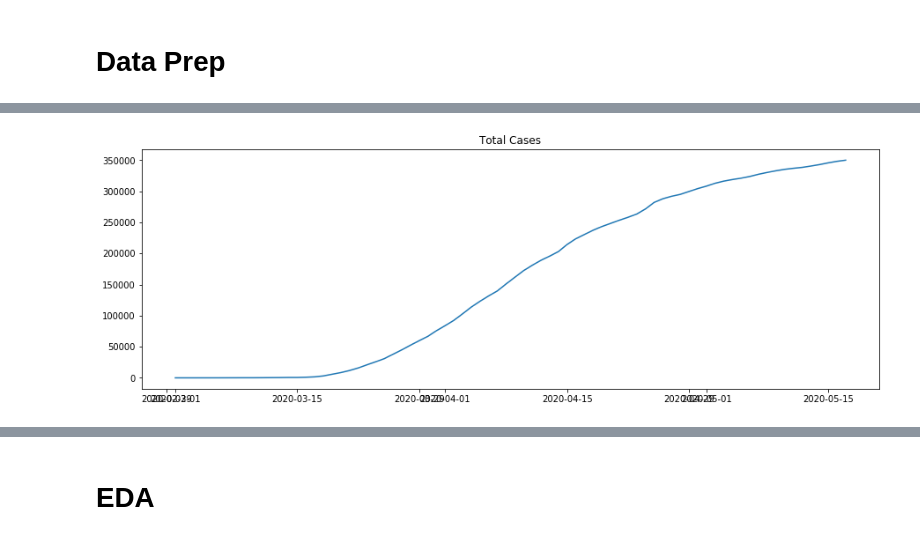
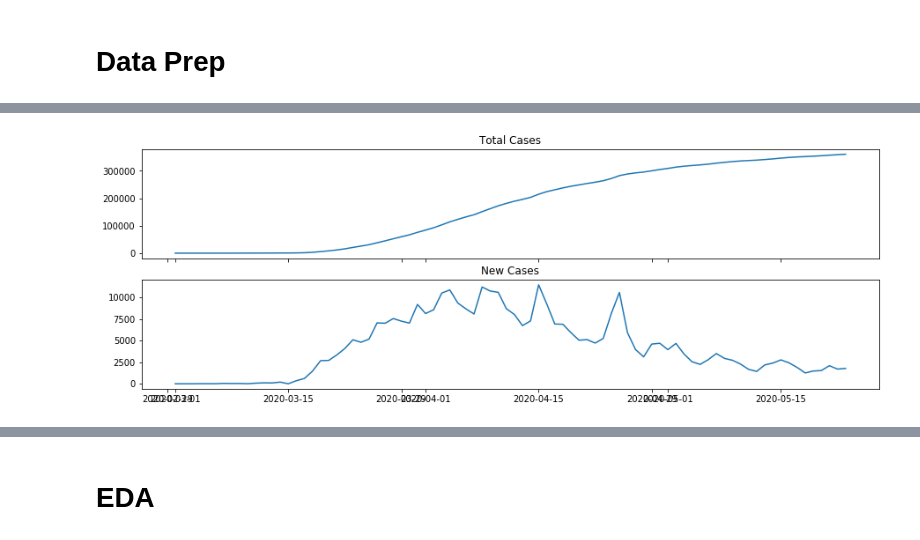
Before and after one commit to heyuping0331/forecasting_covid19_new_cases, a Jupyter notebook: covid19_forecast.ipynb, the cells around one changed output, grey strips where cells are left out. Saved outputs shown, nothing was run; the diff lists cells and outputs as text; code cells hidden in the pictures.

```diff
--- a/covid19_forecast.ipynb
+++ b/covid19_forecast.ipynb
@@ -13,10 +13,13 @@ from covid19prophet import fit_model, cross_validate, tune_hyperparameters, make
 # %%
 # load data
 # os.chdir('/Users/yupinghe/Documents/Futuristic/covid19prophet')
+# df = pd.read_csv('covid19prophet/time_series_covid19_confirmed_US.csv')
 
+# John Hopkins data upate
 # county-level confirmed cases
-df = pd.read_csv('covid19prophet/time_series_covid19_confirmed_US.csv')
+url = 'https://raw.githubusercontent.com/CSSEGISandData/COVID-19/master/csse_covid_19_data/csse_covid_19_time_series/time_series_covid19_confirmed_US.csv'
+df = pd.read_csv(url)
+
 print(f'Dataset size: ', {df.shape}, '\n')
-# print(df.columns)
-print(df.head())
+print(df.iloc[:,-5:].head())
 # %% [output]
@@ -56,12 +49,14 @@ ts_ny['Cases_lag1'] = ts_ny.shift(1)
 ts_ny['Cases_new'] = ts_ny['Cases'] - ts_ny['Cases_lag1']
 # %%
 
-# ts_ny['Cases'].plot()
-plt.figure(figsize = [15,5])
-plt.plot(ts_ny['2020-03-01':].index, ts_ny.loc['2020-03-01':,['Cases']])
-plt.title('Total Cases')
+fig, ax = plt.subplots(2, 1, sharey=False, sharex=True, figsize=(15, 5))
+
+ax[0].plot(ts_ny['2020-03-01':].index, ts_ny.loc['2020-03-01':,['Cases']], label='Total')
+ax[1].plot(ts_ny['2020-03-01':].index, ts_ny.loc['2020-03-01':,['Cases_new']])
+
+ax[0].title.set_text('Total Cases')
+ax[1].title.set_text('New Cases')
+
 plt.show()
-
-# ts_ny.tail()
 # %% [output]
-[figure, old version]
+[figure, new version]
```
Also changed, not shown: parts of 9 cells of this notebook.
